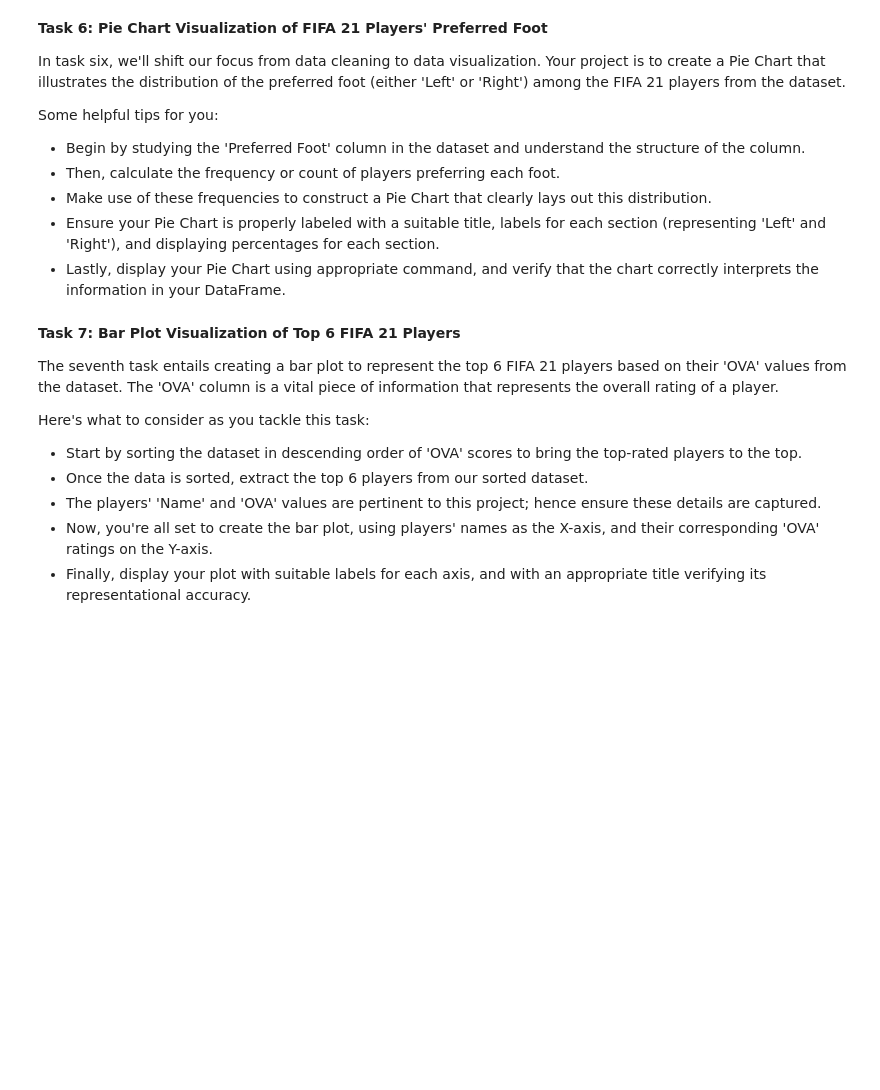
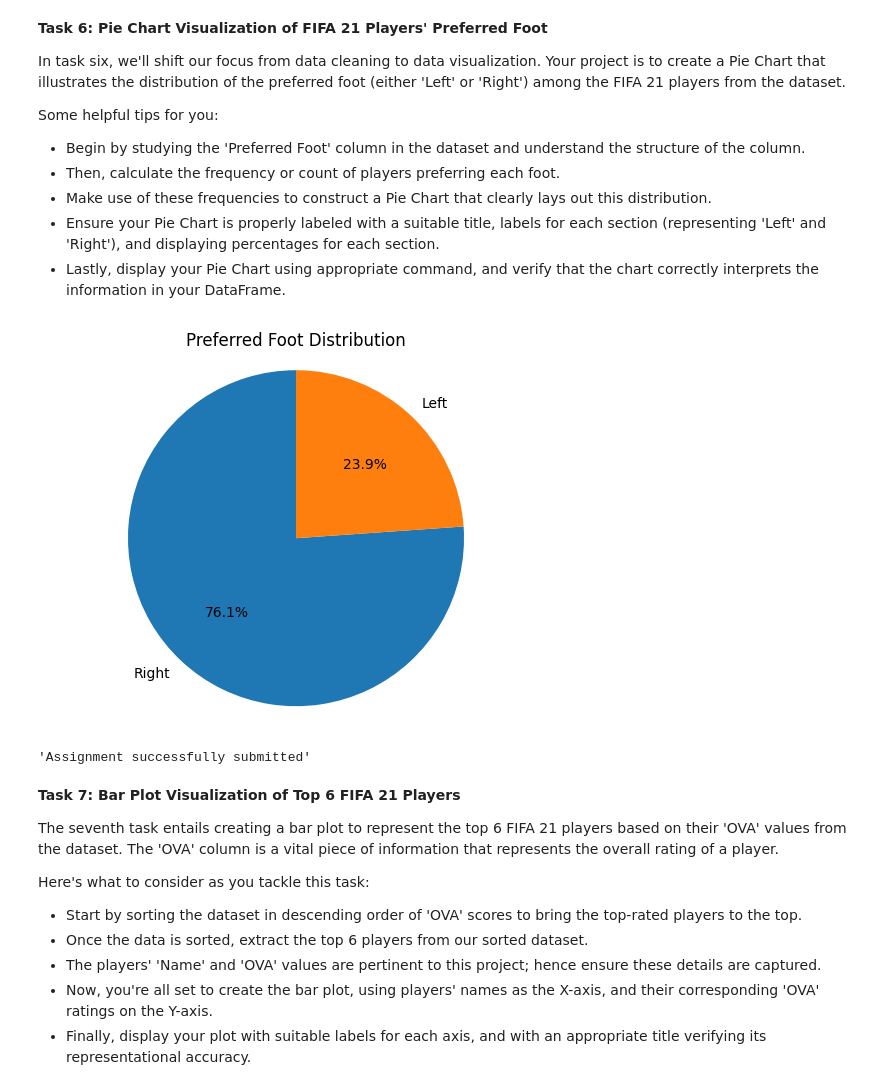
Before and after one commit to adityarifqyfauzan/mastering-ai, a Jupyter notebook: 01_fifa21_project.ipynb, the cells around one changed output. Cells and saved outputs as stored; diff of their text form; code cells hidden in the pictures; blank space fills up the shorter version.

```diff
--- a/01_fifa21_project.ipynb
+++ b/01_fifa21_project.ipynb
@@ -154,8 +170,7 @@ Here are a few tips to guide you on this task:
 # @title #### 02. Removing the Newline Characters
 
 # Put your code here:
-fifa_df = None
-
+fifa_df['Club'] = fifa_df['Club'].str.replace(r'\n', '', regex=True)
 
 
 # ---- End of your code ----
@@ -179,9 +196,9 @@ As guidelines for you:
 # @title #### 03. Removing 'Star' Characters
 
 # Put your code here:
-fifa_df = None
-
-
+fifa_df['IR'] = fifa_df['IR'].str.replace(r'★', '', regex=True)
+fifa_df['W/F'] = fifa_df['W/F'].str.replace(r'★', '', regex=True)
+fifa_df['SM'] = fifa_df['SM'].str.replace(r'★', '', regex=True)
 
 # ---- End of your code ----
 
@@ -203,8 +222,8 @@ Here are your pointers:
 # @title #### 04. Filling Missing Values
 
 # Put your code here:
-fifa_df = None
-
+fifa_df['Loan Date End'] = fifa_df['Loan Date End'].fillna('Not on Loan')
+fifa_df['Hits'] = fifa_df['Hits'].fillna('Unknown')
 
 
 # ---- End of your code ----
@@ -229,9 +250,18 @@ Confirmation of the successful completion of the task can be achieved by validat
 # @title #### 05. Cleaning and Converting Financial Data
 
 # Put your code here:
-fifa_df = None
+def convert_currency(value):
+  value = value.replace('€', '')
+  if 'M' in value:
+    return float(value.replace('M', '')) * 1000000
+  elif 'K' in value:
+    return float(value.replace('K', '')) * 1000
+  else
+    return float(value)
 
-
+fifa_df['Value'] = fifa_df['Value'].apply(convert_currency)
+fifa_df['Wage'] = fifa_df['Wage'].apply(convert_currency)
+fifa_df['Release Clause'] = fifa_df['Release Clause'].apply(convert_currency)
 
 # ---- End of your code ----
 
@@ -256,14 +288,23 @@ Some helpful tips for you:
 # %%
 # @title #### 06. Pie Chart Creation - Preferred Foot
 
 # Put your code here:
+preferred_foot_counts = fifa_df['Preferred Foot'].value_counts()
+labels = preferred_foot_counts.index
+sizes = preferred_foot_counts.values
 
+plt.pie(sizes, labels=labels, autopct='%1.1f%%', startangle=90)
+plt.axis('equal')
+plt.title('Preferred Foot Distribution')
 
 plt.savefig('preferred-foot.jpg', format='jpeg') # save image
 plt.show()
 # ---- End of your code ----
 
 submit_image(student_id, '06. Pie Chart Creation - Preferred Foot', './preferred-foot.jpg')
+# %% [output]
+[figure, added]
+'Assignment successfully submitted'
 # %% [markdown]
 **Task 7: Bar Plot Visualization of Top 6 FIFA 21 Players**
 
```
Also changed, not shown: parts of 11 cells of this notebook.
